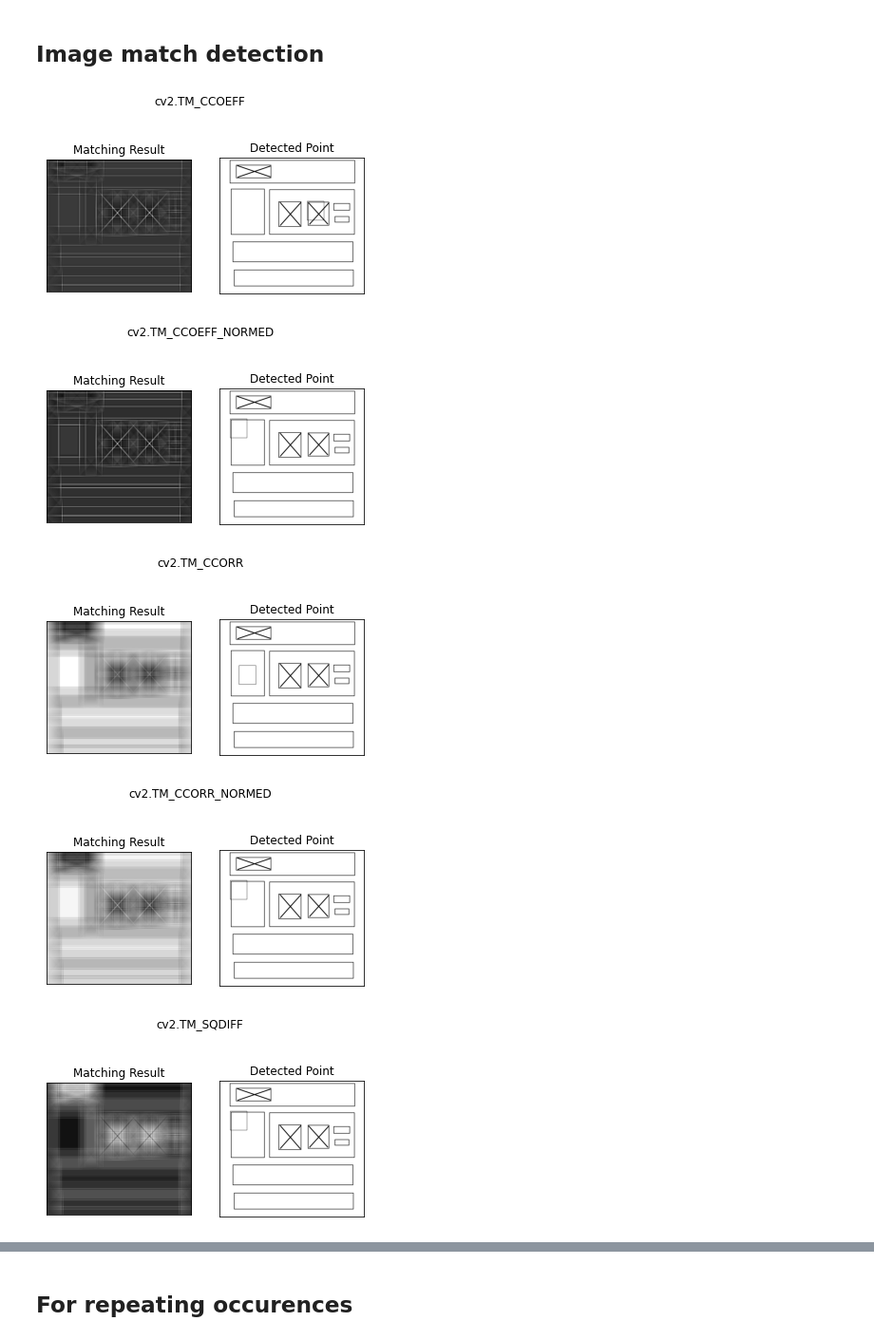
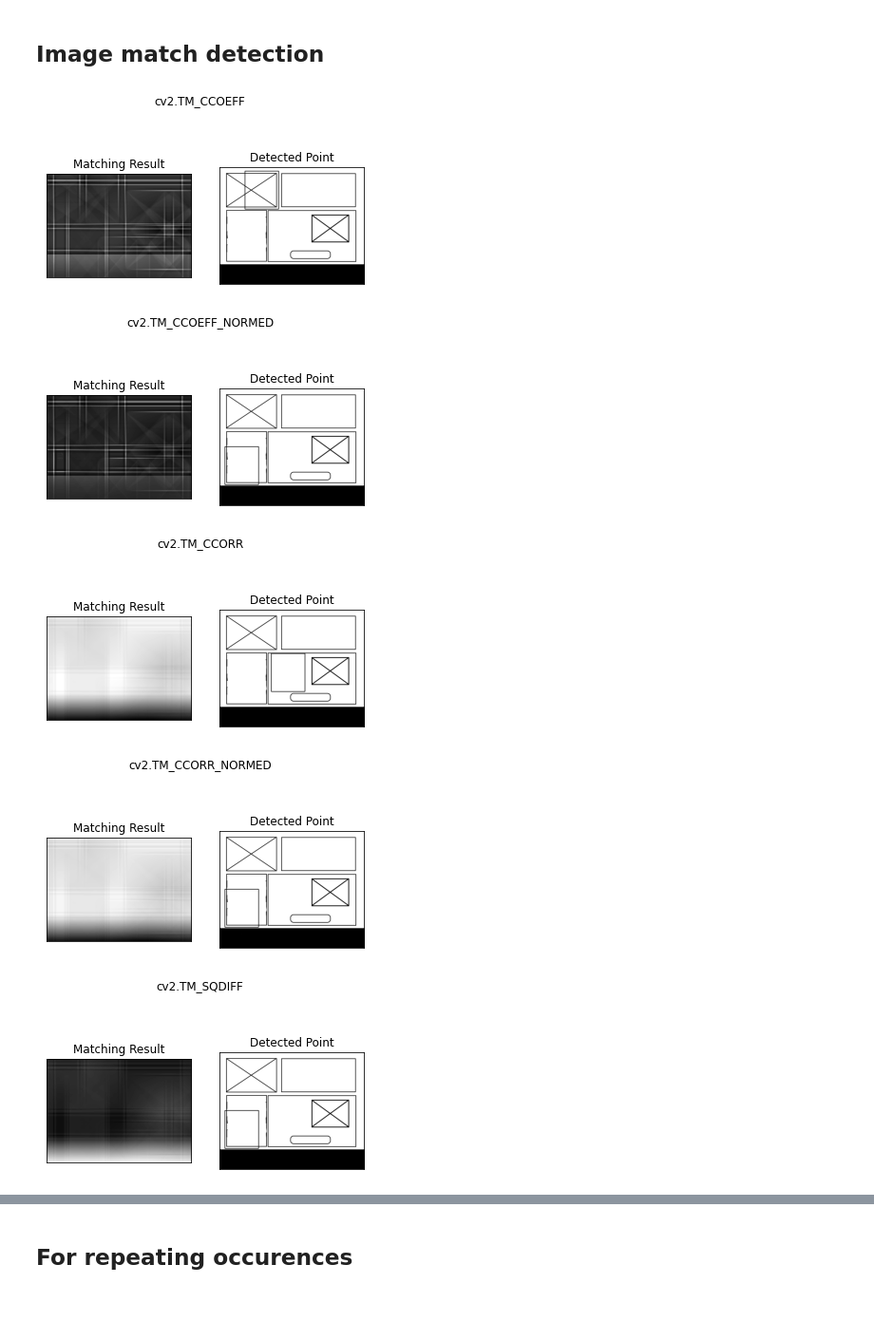
Before and after one commit to steve-levesque/Portfolio-AI-DesignToCode, a Jupyter notebook: docs/3_SR_Match.ipynb, the cells around one changed output, grey strips where cells are left out. Shown at 95% size. Drawn from its saved outputs; the diff is of its cells as text; code cells hidden in the pictures; blank space fills up the shorter version.

```diff
--- a/docs/3_SR_Match.ipynb
+++ b/docs/3_SR_Match.ipynb
@@ -13,35 +13,35 @@ pytesseract.pytesseract.tesseract_cmd = r'C:\Program Files\Tesseract-OCR\tessera
 # %% [markdown]
 ## Image match detection
 # %%
-img = cv2.imread('../wireframes/4.png',0)
+img = cv2.imread('../wireframes/1.png',0)
 img2 = img.copy()
 template = cv2.imread('wwwroot/assets/pic.png',0)
 w, h = template.shape[::-1]
 # All the 6 methods for comparison in a list
 methods = ['cv2.TM_CCOEFF', 'cv2.TM_CCOEFF_NORMED', 'cv2.TM_CCORR',
             'cv2.TM_CCORR_NORMED', 'cv2.TM_SQDIFF', 'cv2.TM_SQDIFF_NORMED']
 for meth in methods:
     img = img2.copy()
     method = eval(meth)
     # Apply template Matching
     res = cv2.matchTemplate(img,template,method)
     min_val, max_val, min_loc, max_loc = cv2.minMaxLoc(res)
     # If the method is TM_SQDIFF or TM_SQDIFF_NORMED, take minimum
     if method in [cv2.TM_SQDIFF, cv2.TM_SQDIFF_NORMED]:
         top_left = min_loc
     else:
         top_left = max_loc
     bottom_right = (top_left[0] + w, top_left[1] + h)
     cv2.rectangle(img,top_left, bottom_right, (0, 255, 0), 2)
     plt.subplot(121),plt.imshow(res,cmap = 'gray')
     plt.title('Matching Result'), plt.xticks([]), plt.yticks([])
     plt.subplot(122),plt.imshow(img,cmap = 'gray')
     plt.title('Detected Point'), plt.xticks([]), plt.yticks([])
     plt.suptitle(meth)
     plt.show()
 # %% [output]
-[figure, old version]
+[figure, new version]
-[figure, old version]
+[figure, new version]
-[figure, old version]
+[figure, new version]
-[figure, old version]
+[figure, new version]
-[figure, old version]
+[figure, new version]
```
Also changed, not shown: parts of 2 cells of this notebook, 1 other file.
